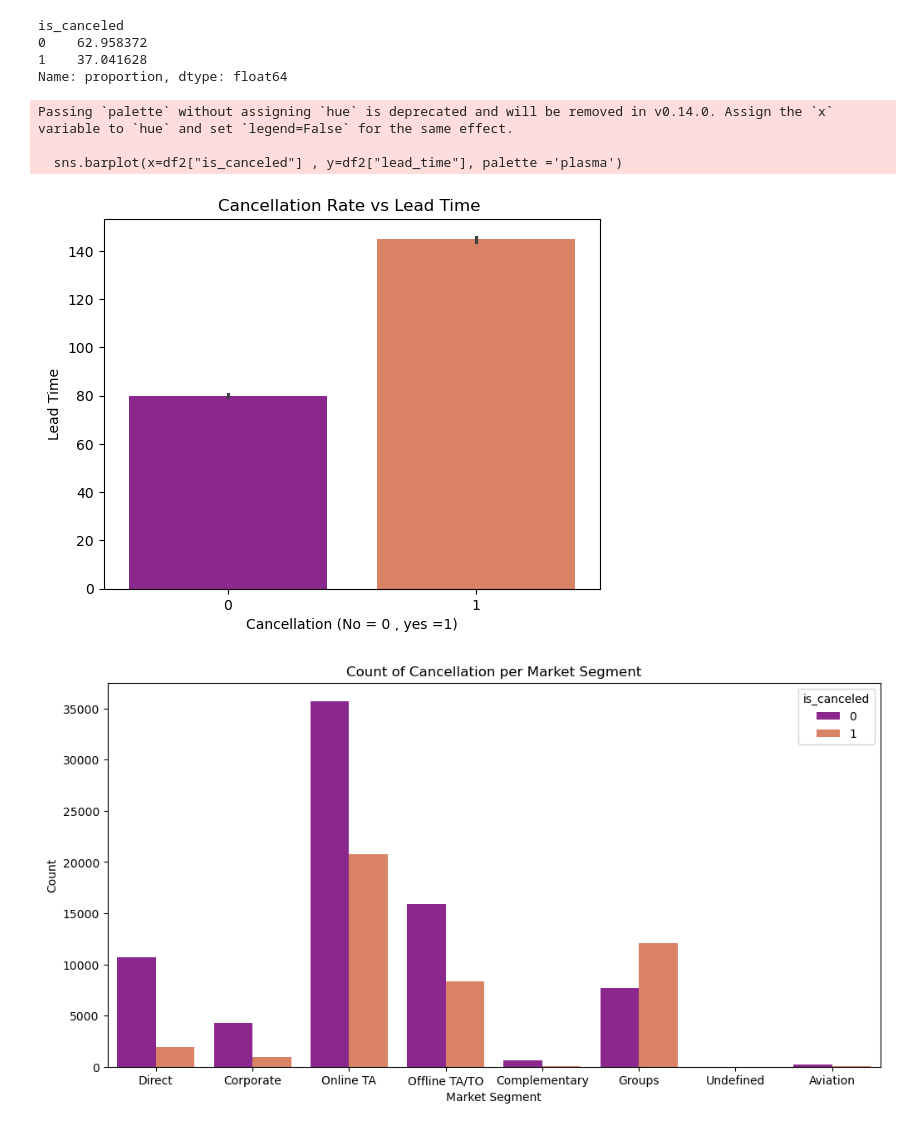
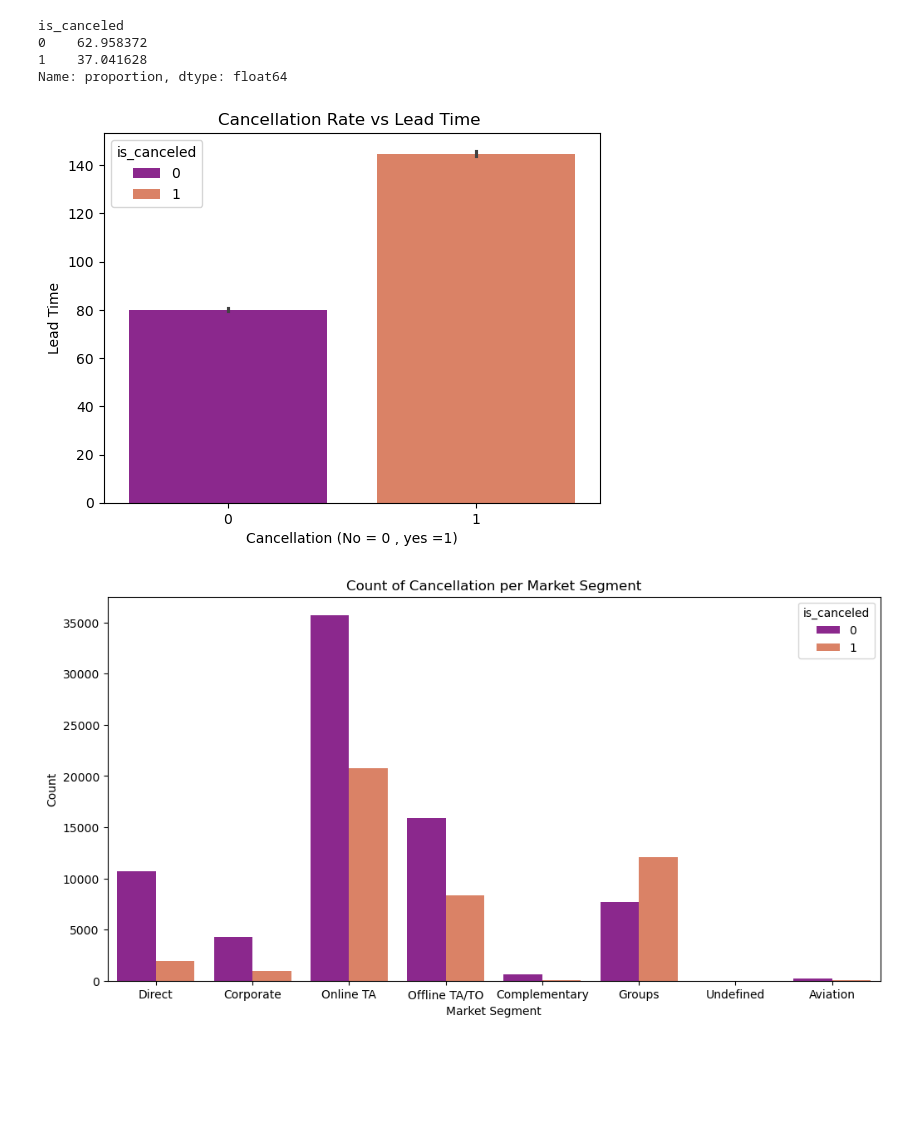
Before and after one commit to Hedieh14/Hotel-Booking-Analysis, a Jupyter notebook: Hotel-Booking-Analysis.ipynb, the cells around one changed output. Cells and saved outputs as stored; diff of their text form; code cells hidden in the pictures; blank space fills up the shorter version.

```diff
--- a/Hotel-Booking-Analysis.ipynb
+++ b/Hotel-Booking-Analysis.ipynb
@@ -163,17 +163,14 @@ Name: proportion, dtype: float64
 # %%
 # ---  Data Visualisation  ---
 
 # 1. Cancellation Rate vs Lead Time
-sns.barplot(x=df2["is_canceled"] , y=df2["lead_time"], palette ='plasma')
+sns.barplot(x="is_canceled", y="lead_time", hue="is_canceled",data =df2,palette ='plasma')
 plt.title("Cancellation Rate vs Lead Time ")
 plt.xlabel("Cancellation (No = 0 , yes =1)")
 plt.ylabel("Lead Time")
 plt.show()
 # %% [output]
-Passing `palette` without assigning `hue` is deprecated and will be removed in v0.14.0. Assign the `x` variable to `hue` and set `legend=False` for the same effect.
-
-  sns.barplot(x=df2["is_canceled"] , y=df2["lead_time"], palette ='plasma')
-[figure, old version]
+[figure, new version]
 # %%
 # 2. Count Of Cancellation Per Market Segment
 plt.figure(figsize=(12,6))
```
